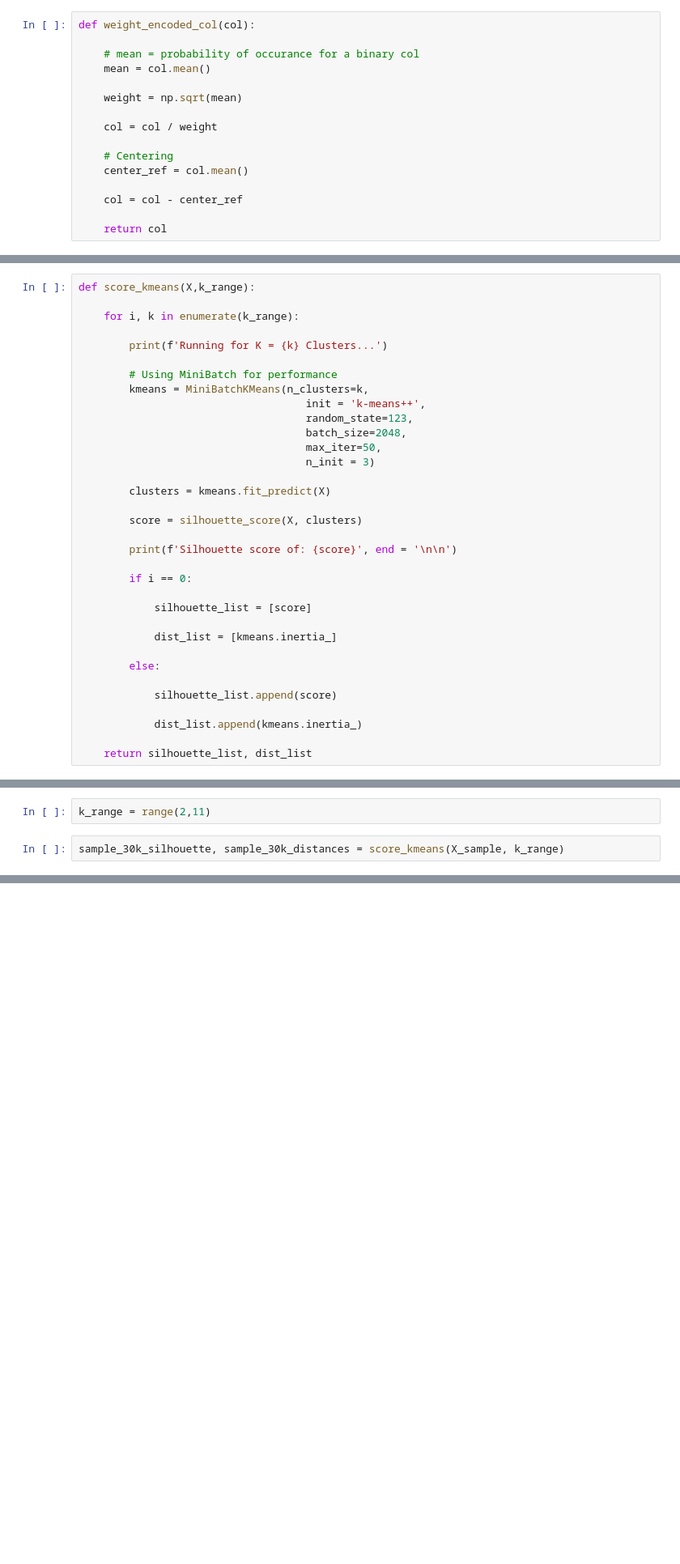
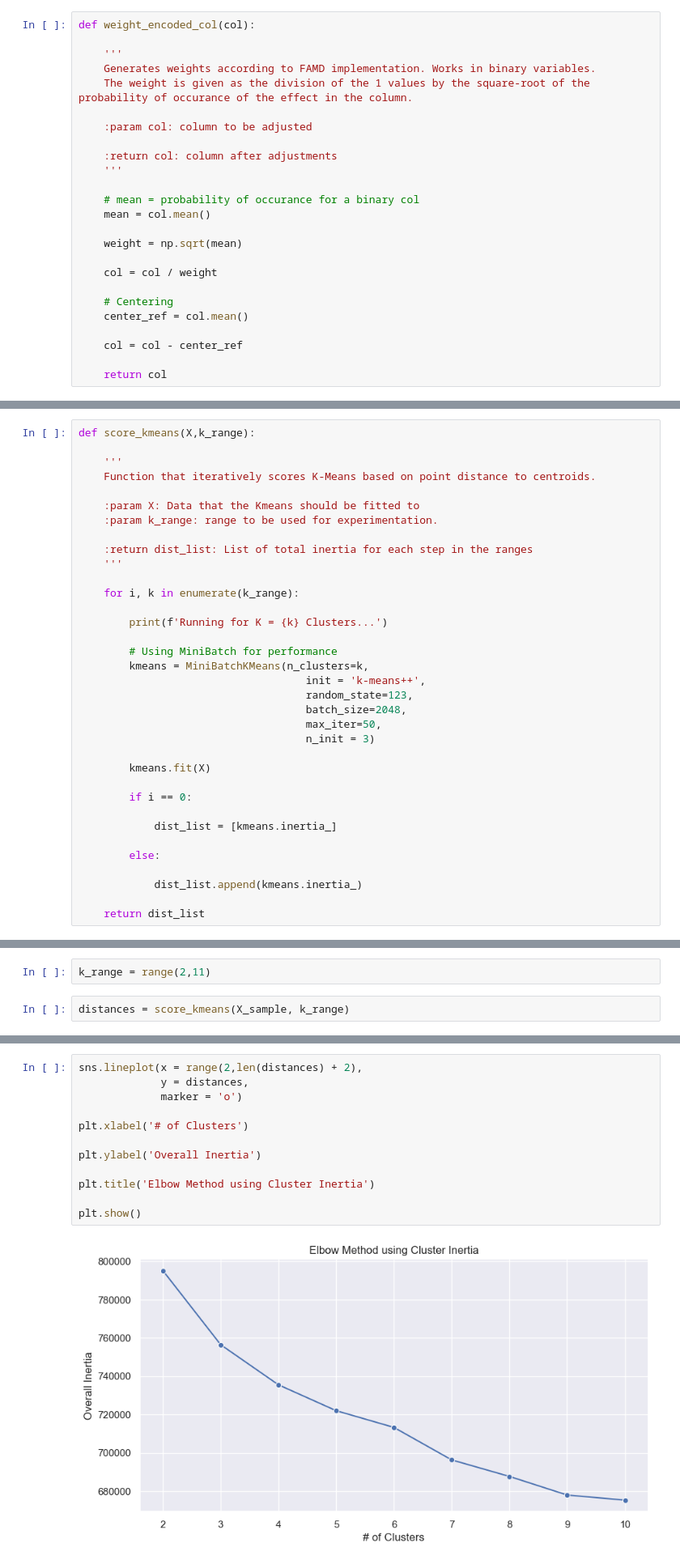
Before and after one commit to bglucca/ArvatoCustomerSegmentation, a Jupyter notebook: 04_modelling_segments.ipynb, the cells around one changed output, grey strips where cells are left out. Shown at 81% size. Saved outputs shown, nothing was run; the diff lists cells and outputs as text; blank space fills up the shorter version.

```diff
--- a/04_modelling_segments.ipynb
+++ b/04_modelling_segments.ipynb
@@ -139,6 +138,15 @@ for name in list(nominal_vars):
 dummy_nominal_vars = sorted(list(set(dummy_nominal_vars)))
 # %%
 def weight_encoded_col(col):
+
+    '''
+    Generates weights according to FAMD implementation. Works in binary variables.
+    The weight is given as the division of the 1 values by the square-root of the probability of occurance of the effect in the column.
+
+    :param col: column to be adjusted
+
+    :return col: column after adjustments
+    '''
 
     # mean = probability of occurance for a binary col
     mean = col.mean()
@@ -213,5 +222,14 @@ To round up, we sample 30.000 points
 # %%
 def score_kmeans(X,k_range):
+
+    '''
+    Function that iteratively scores K-Means based on point distance to centroids.
+
+    :param X: Data that the Kmeans should be fitted to
+    :param k_range: range to be used for experimentation.
+
+    :return dist_list: List of total inertia for each step in the ranges
+    '''
 
     for i, k in enumerate(k_range):
 
@@ -225,25 +243,17 @@ def score_kmeans(X,k_range):
                                     max_iter=50,
                                     n_init = 3)
 
-        clusters = kmeans.fit_predict(X)
-
-        score = silhouette_score(X, clusters)
-
-        print(f'Silhouette score of: {score}', end = '\n\n')
+        kmeans.fit(X)
 
         if i == 0:
-
-            silhouette_list = [score]
 
             dist_list = [kmeans.inertia_]
 
         else:
 
-            silhouette_list.append(score)
-
             dist_list.append(kmeans.inertia_)
 
-    return silhouette_list, dist_list
+    return dist_list
 # %%
 pca = PCA(n_components=70, random_state=123)
 
@@ -263,6 +270,6 @@ X_sample = rng.choice(X, size = 10000, replace = False)
 # %%
 k_range = range(2,11)
 # %%
-sample_30k_silhouette, sample_30k_distances = score_kmeans(X_sample, k_range)
+distances = score_kmeans(X_sample, k_range)
 # %% [output]
 Running for K = 2 Clusters...
@@ -289,0 +284,14 @@ sns.lineplot(x = range(2,11), y = sample_30k_distances, marker = 'o')
+# %%
+sns.lineplot(x = range(2,len(distances) + 2),
+             y = distances,
+             marker = 'o')
+
+plt.xlabel('# of Clusters')
+
+plt.ylabel('Overall Inertia')
+
+plt.title('Elbow Method using Cluster Inertia')
+
+plt.show()
+# %% [output]
+[figure, added]
```
Also changed, not shown: parts of 32 cells of this notebook, 1 other file.
